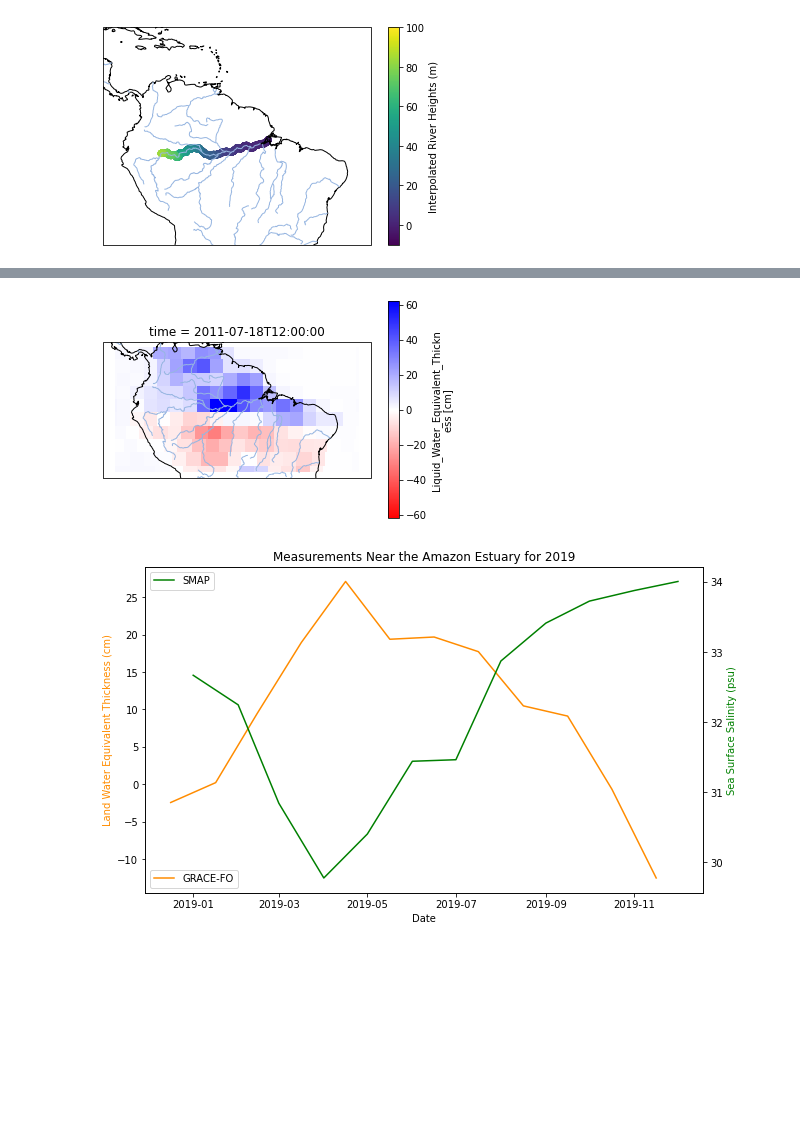
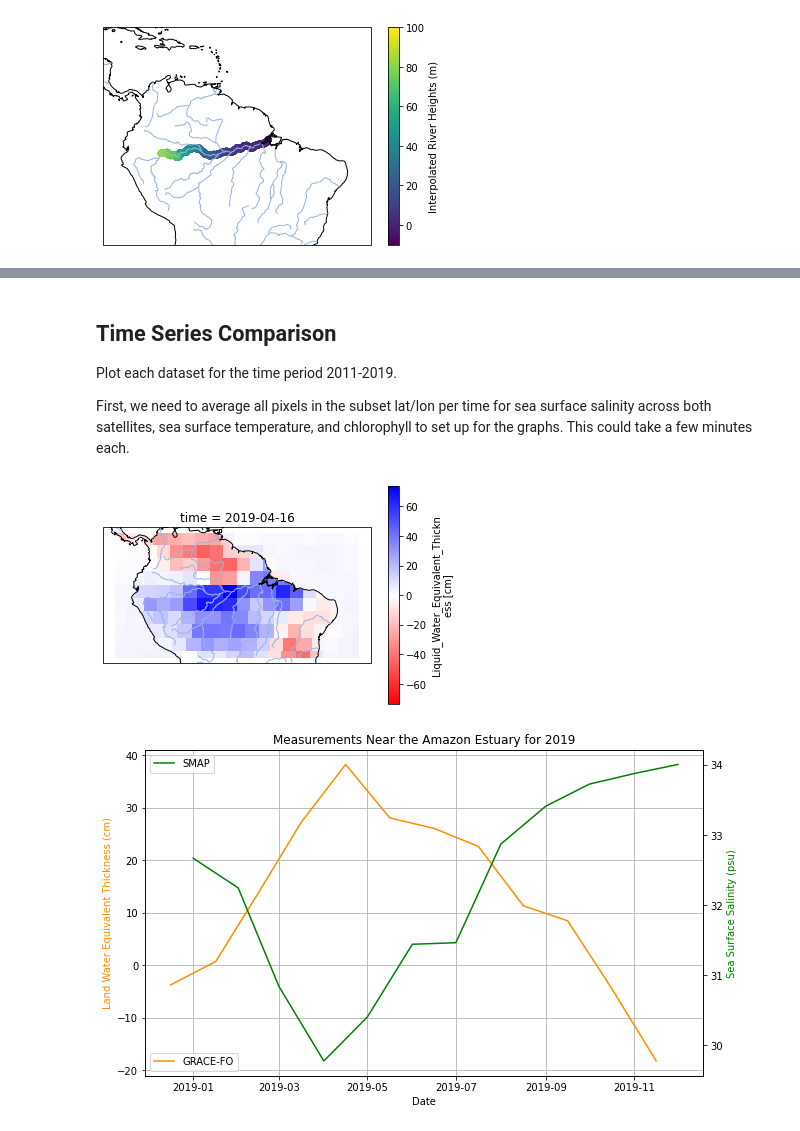
Before and after one commit to celiaou-podaac/iosos_2021, a Jupyter notebook: iosos_demo.ipynb, the cells around one changed output, grey strips where cells are left out. Cells and saved outputs as stored; diff of their text form; code cells hidden in the pictures; blank space fills up the shorter version.

```diff
--- a/iosos_demo.ipynb
+++ b/iosos_demo.ipynb
@@ -984,3 +685,9 @@ AttributeError: 'NoneType' object has no attribute 'dpi_scale_trans'
+# %% [markdown]
+## Time Series Comparison
+
+Plot each dataset for the time period 2011-2019.
+
+First, we need to average all pixels in the subset lat/lon per time for sea surface salinity across both satellites, sea surface temperature, and chlorophyll to set up for the graphs. This could take a few minutes each.
 # %%
 #SMAP
 time_smap = np.arange('2015-04', '2020-01', dtype='datetime64[M]')
@@ -1000,33 +715,34 @@ for t in np.arange(len(ds_SMAP_subset.time)):
 # %%
 #GRACE-FO (different bounds than others because GRACE is over land)
 lat_bnds, lon_bnds = [-18, 10], [275, 330] #degrees east for longitude
 ds_GRACE_subset = ds_GRACE.sel(lat=slice(*lat_bnds), lon=slice(*lon_bnds))
 ds_GRACE_subset
 
 ax = plt.axes(projection=ccrs.PlateCarree())
 ax.coastlines()
 ax.add_feature(cartopy.feature.RIVERS)
-ds_GRACE_subset.lwe_thickness[106,:,:].plot(cmap = 'bwr_r') #July 2011
+ds_GRACE_subset.lwe_thickness[171,:,:].plot(cmap = 'bwr_r') # 171 for 2019-04
 plt.show()
-
-#plot SSS and LWE thickness
-
-fig, ax1 = plt.subplots(figsize=[10,6])
-#plot LWE thickness
-ax1.plot(ds_GRACE_subset.time[167:179], ds_GRACE_subset.lwe_thickness[167:179,34,69], color = 'darkorange')
-
-#plot SSS on secondary axis
-ax2 = ax1.twinx()
-ax2.plot(time_smap[45:], sss_smap_mean[45:], 'g-')
-
-ax1.set_xlabel('Date')
-ax2.set_ylabel('Sea Surface Salinity (psu)', color='g')
-ax1.set_ylabel('Land Water Equivalent Thickness (cm)', color='darkorange')
-ax2.legend(['SMAP'], loc='upper left')
-ax1.legend(['GRACE-FO'], loc='lower left')
-plt.title('Measurements Near the Amazon Estuary for 2019')
-
-plt.show()
 # %% [output]
-[figure, old version]
+[figure, new version]
-[figure, removed]
+# %%
+#plot SSS and LWE thickness
+
+fig, ax1 = plt.subplots(figsize=[10,6])
+#plot LWE thickness
+ax1.plot(ds_GRACE_subset.time[167:179], ds_GRACE_subset.lwe_thickness[167:179,34,69], color = 'darkorange')
+
+#plot SSS on secondary axis
+ax2 = ax1.twinx()
+ax2.plot(time_smap[45:], sss_smap_mean[45:], 'g-') # 45:
+
+ax1.set_xlabel('Date')
+ax2.set_ylabel('Sea Surface Salinity (psu)', color='g')
+ax1.set_ylabel('Land Water Equivalent Thickness (cm)', color='darkorange')
+ax2.legend(['SMAP'], loc='upper left')
+ax1.legend(['GRACE-FO'], loc='lower left')
+plt.title('Measurements Near the Amazon Estuary for 2019')
+ax1.grid()
+plt.show()
+# %% [output]
+[figure, added]
```
Also changed, not shown: parts of 60 cells of this notebook.
